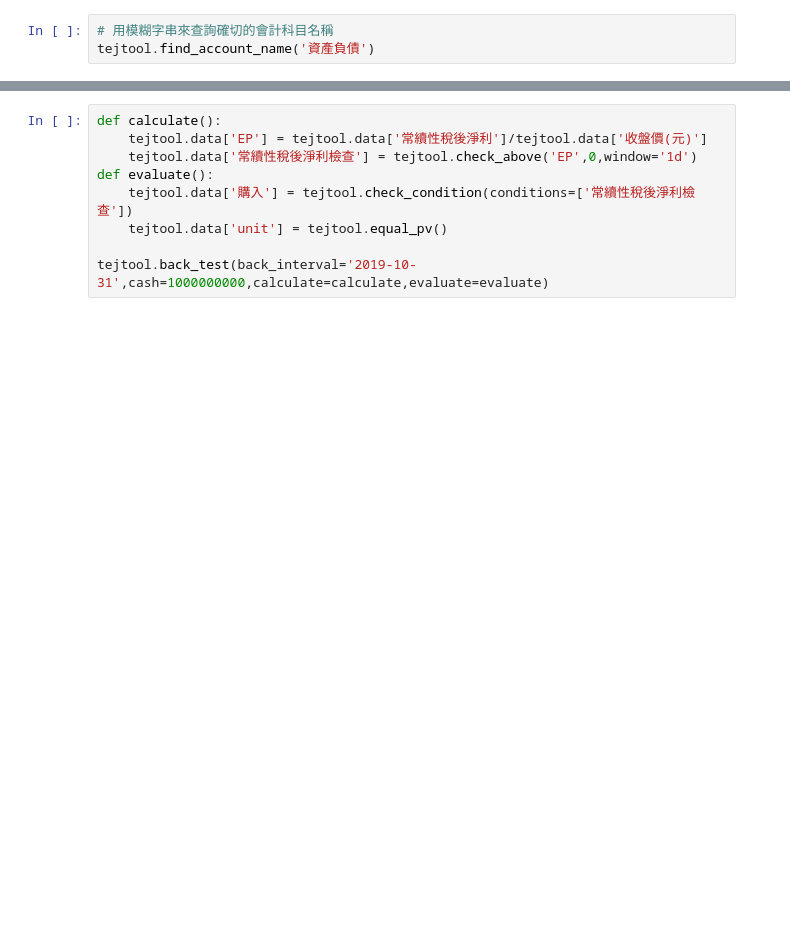
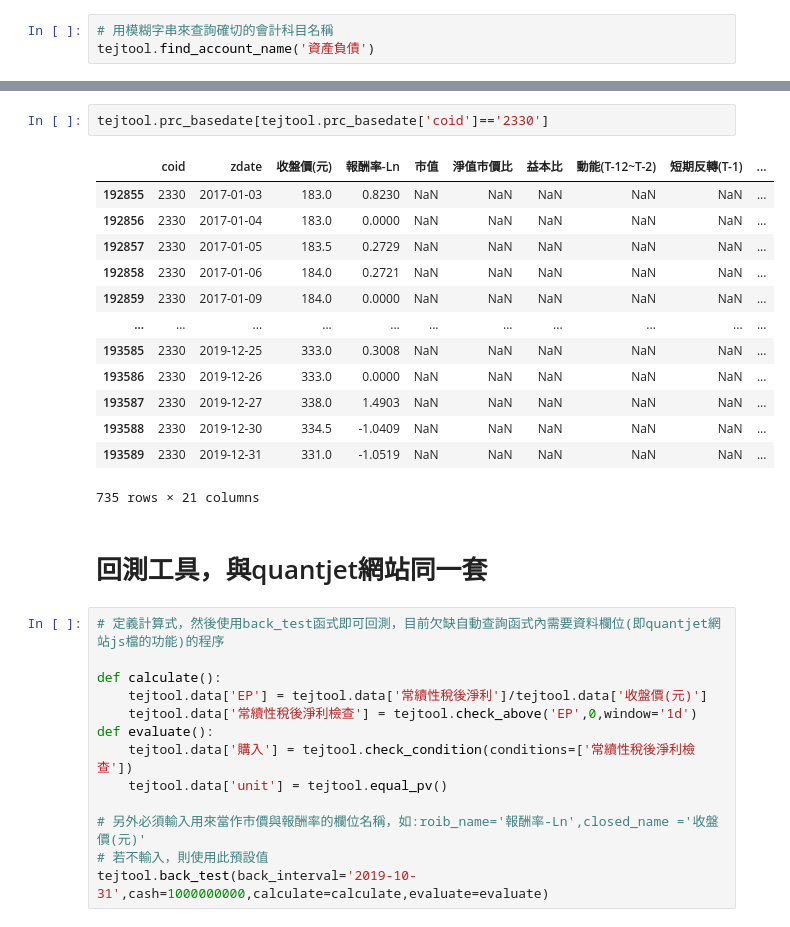
Before and after one commit to beaneball33/jettool, a Jupyter notebook: jettool測試.ipynb, the cells around one changed output, grey strips where cells are left out. Cells and saved outputs as stored; diff of their text form; blank space fills up the shorter version.

```diff
--- a/jettool測試.ipynb
+++ b/jettool測試.ipynb
@@ -54,4 +62,24 @@ data[data['coid']=='2330']
+# %%
+tejtool.prc_basedate[tejtool.prc_basedate['coid']=='2330']
+# %% [output]
+|  | coid | zdate | 收盤價(元) | 報酬率-Ln | 市值 | 淨值市價比 | 益本比 | 動能(T-12~T-2) | 短期反轉(T-1) | ... |
+| 192855 | 2330 | 2017-01-03 | 183.0 | 0.8230 | NaN | NaN | NaN | NaN | NaN | ... |
+| 192856 | 2330 | 2017-01-04 | 183.0 | 0.0000 | NaN | NaN | NaN | NaN | NaN | ... |
+| 192857 | 2330 | 2017-01-05 | 183.5 | 0.2729 | NaN | NaN | NaN | NaN | NaN | ... |
+| 192858 | 2330 | 2017-01-06 | 184.0 | 0.2721 | NaN | NaN | NaN | NaN | NaN | ... |
+| 192859 | 2330 | 2017-01-09 | 184.0 | 0.0000 | NaN | NaN | NaN | NaN | NaN | ... |
+| ... | ... | ... | ... | ... | ... | ... | ... | ... | ... | ... |
+| 193585 | 2330 | 2019-12-25 | 333.0 | 0.3008 | NaN | NaN | NaN | NaN | NaN | ... |
+| 193586 | 2330 | 2019-12-26 | 333.0 | 0.0000 | NaN | NaN | NaN | NaN | NaN | ... |
+| 193587 | 2330 | 2019-12-27 | 338.0 | 1.4903 | NaN | NaN | NaN | NaN | NaN | ... |
+| 193588 | 2330 | 2019-12-30 | 334.5 | -1.0409 | NaN | NaN | NaN | NaN | NaN | ... |
+| 193589 | 2330 | 2019-12-31 | 331.0 | -1.0519 | NaN | NaN | NaN | NaN | NaN | ... |
+735 rows × 21 columns
+# %% [markdown]
+# 回測工具，與quantjet網站同一套
 # %%
+# 定義計算式，然後使用back_test函式即可回測，目前欠缺自動查詢函式內需要資料欄位(即quantjet網站js檔的功能)的程序
+
 def calculate():
     tejtool.data['EP'] = tejtool.data['常續性稅後淨利']/tejtool.data['收盤價(元)']
     tejtool.data['常續性稅後淨利檢查'] = tejtool.check_above('EP',0,window='1d')
@@ -59,4 +87,6 @@ def evaluate():
     tejtool.data['購入'] = tejtool.check_condition(conditions=['常續性稅後淨利檢查'])
     tejtool.data['unit'] = tejtool.equal_pv()
 
+# 另外必須輸入用來當作市價與報酬率的欄位名稱，如:roib_name='報酬率-Ln',closed_name ='收盤價(元)'
+# 若不輸入，則使用此預設值
 tejtool.back_test(back_interval='2019-10-31',cash=1000000000,calculate=calculate,evaluate=evaluate)
```
Also changed, not shown: parts of 9 cells of this notebook, 3 other files.
